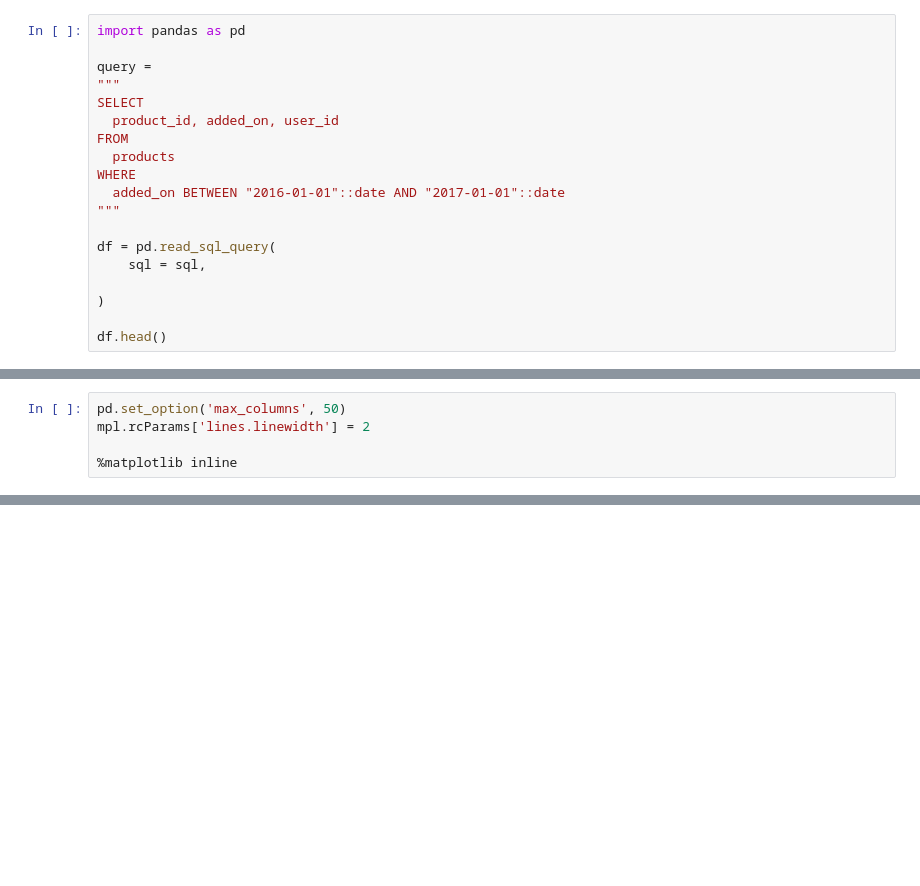
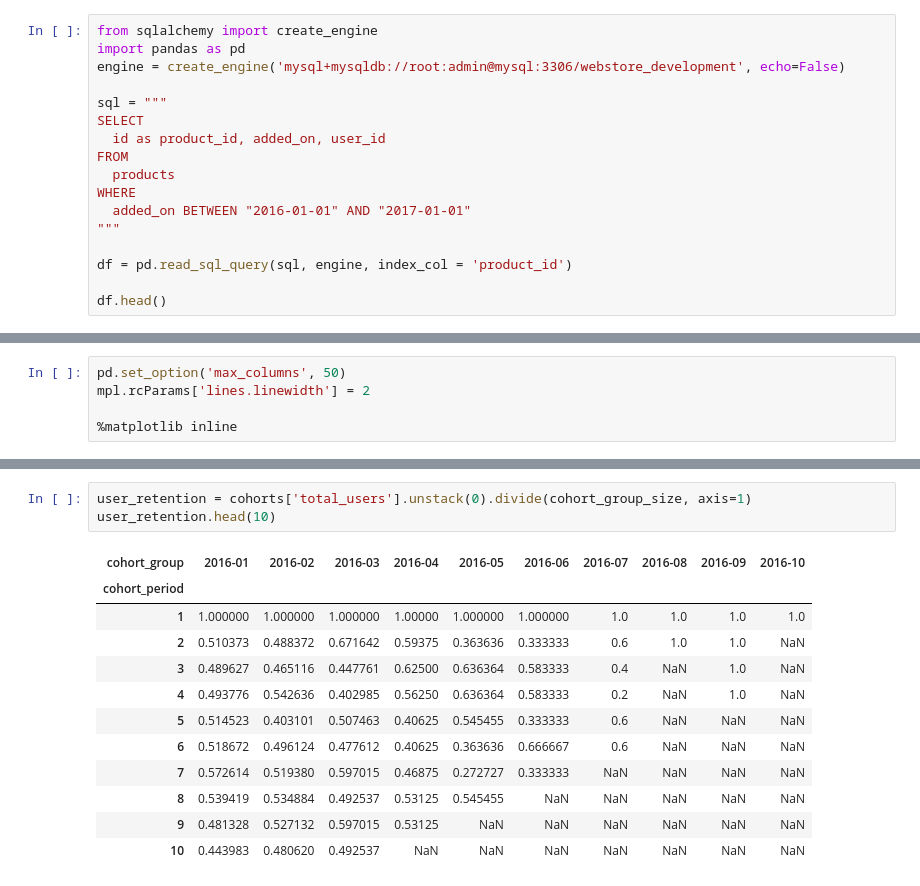
Before and after one commit to pedrocarmona/data-processing-samples, a Jupyter notebook: cohort/notebooks/cohort.ipynb, the cells around one changed output, grey strips where cells are left out. Drawn from its saved outputs; the diff is of its cells as text; blank space fills up the shorter version.

```diff
--- a/cohort/notebooks/cohort.ipynb
+++ b/cohort/notebooks/cohort.ipynb
@@ -4,21 +4,19 @@ import numpy as np
 import matplotlib.pyplot as plt
 import matplotlib as mpl
 # %%
+from sqlalchemy import create_engine
 import pandas as pd
+engine = create_engine('mysql+mysqldb://root:admin@mysql:3306/webstore_development', echo=False)
 
-query =
-"""
+sql = """
 SELECT
-  product_id, added_on, user_id
+  id as product_id, added_on, user_id
 FROM
   products
 WHERE
-  added_on BETWEEN "2016-01-01"::date AND "2017-01-01"::date
+  added_on BETWEEN "2016-01-01" AND "2017-01-01"
 """
 
-df = pd.read_sql_query(
-    sql = sql,
-
-)
+df = pd.read_sql_query(sql, engine, index_col = 'product_id')
 
 df.head()
@@ -38,0 +120,16 @@ df.head()
+# %%
+user_retention = cohorts['total_users'].unstack(0).divide(cohort_group_size, axis=1)
+user_retention.head(10)
+# %% [output]
+| cohort_group | 2016-01 | 2016-02 | 2016-03 | 2016-04 | 2016-05 | 2016-06 | 2016-07 | 2016-08 | 2016-09 | 2016-10 |
+| cohort_period |  |  |  |  |  |  |  |  |  |  |
+| 1 | 1.000000 | 1.000000 | 1.000000 | 1.00000 | 1.000000 | 1.000000 | 1.0 | 1.0 | 1.0 | 1.0 |
+| 2 | 0.510373 | 0.488372 | 0.671642 | 0.59375 | 0.363636 | 0.333333 | 0.6 | 1.0 | 1.0 | NaN |
+| 3 | 0.489627 | 0.465116 | 0.447761 | 0.62500 | 0.636364 | 0.583333 | 0.4 | NaN | 1.0 | NaN |
+| 4 | 0.493776 | 0.542636 | 0.402985 | 0.56250 | 0.636364 | 0.583333 | 0.2 | NaN | 1.0 | NaN |
+| 5 | 0.514523 | 0.403101 | 0.507463 | 0.40625 | 0.545455 | 0.333333 | 0.6 | NaN | NaN | NaN |
+| 6 | 0.518672 | 0.496124 | 0.477612 | 0.40625 | 0.363636 | 0.666667 | 0.6 | NaN | NaN | NaN |
+| 7 | 0.572614 | 0.519380 | 0.597015 | 0.46875 | 0.272727 | 0.333333 | NaN | NaN | NaN | NaN |
+| 8 | 0.539419 | 0.534884 | 0.492537 | 0.53125 | 0.545455 | NaN | NaN | NaN | NaN | NaN |
+| 9 | 0.481328 | 0.527132 | 0.597015 | 0.53125 | NaN | NaN | NaN | NaN | NaN | NaN |
+| 10 | 0.443983 | 0.480620 | 0.492537 | NaN | NaN | NaN | NaN | NaN | NaN | NaN |
```
Also changed, not shown: parts of 8 cells of this notebook, 8 other files.
